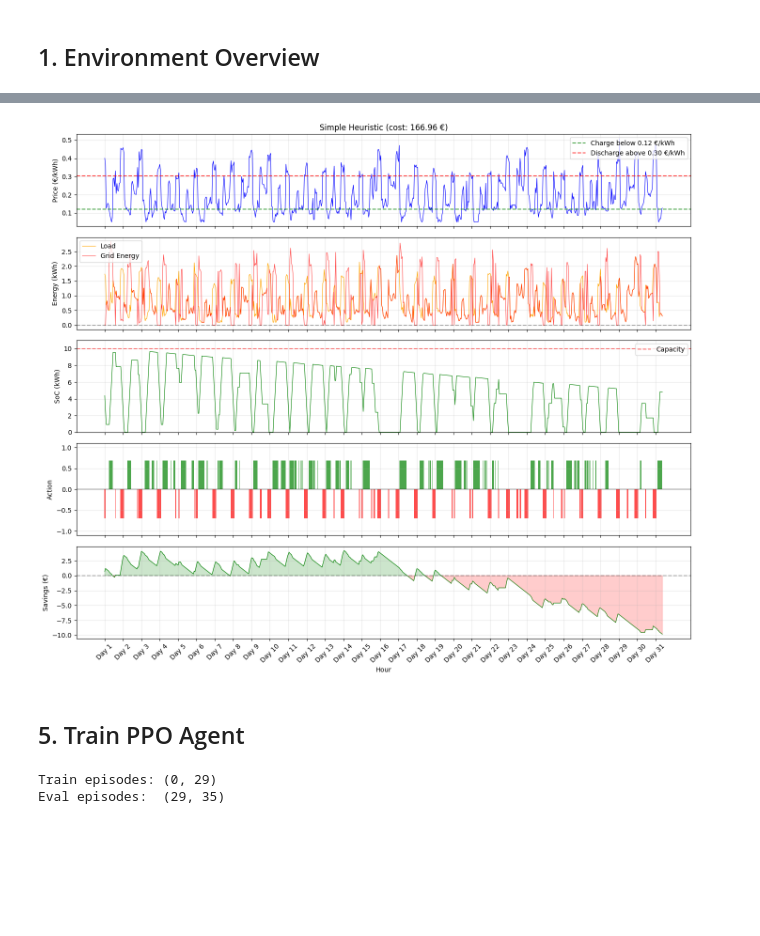
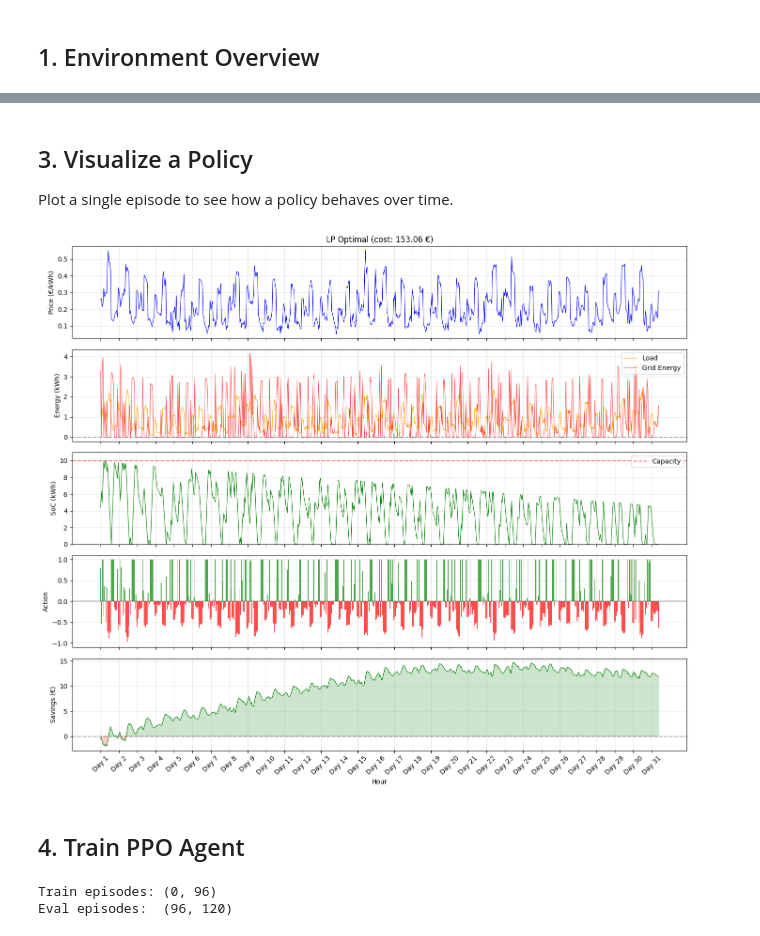
Before and after one commit to aihpi/workshop-rl2-implementation, a Jupyter notebook: 01_workshop/notebooks/02_explore_environment.ipynb, the cells around one changed output, grey strips where cells are left out. Drawn from its saved outputs; the diff is of its cells as text; code cells hidden in the pictures; blank space fills up the shorter version.

```diff
--- a/01_workshop/notebooks/02_explore_environment.ipynb
+++ b/01_workshop/notebooks/02_explore_environment.ipynb
@@ -19,18 +29,18 @@ ENABLE_DEGRADATION = True  # enable capacity degradation for testing
 # %% [markdown]
 ## 1. Environment Overview
 # %%
-# Create environment
-env = BatteryStorageEnv(episode_length=EPISODE_LENGTH, enable_degradation=ENABLE_DEGRADATION)
+env = BatteryStorageEnv(
+    episode_length=EPISODE_LENGTH,
+    enable_degradation=ENABLE_DEGRADATION,
+)
 
 print("=== Battery Storage Environment ===")
-print(f"Capacity: {env.capacity} kWh")
+print(f"Capacity:        {env.capacity} kWh")
 print(f"Max charge rate: {env.max_charge_rate} kW")
-print(f"Episode length: {env.episode_length} steps")
-print(f"Degradation: {env.enable_degradation}")
-print(f"Action space: {env.action_space}")
+print(f"Episode length:  {env.episode_length} steps")
+print(f"Degradation:     {env.enable_degradation}")
+print(f"Action space:    {env.action_space}")
 print(f"Observation space: {env.observation_space}")
-print(f"\nData split:")
-print(f"  Total episodes: {env.n_episodes}")
-print(f"  Available episodes: {env._available_episodes}")
+print(f"\nData: {env.n_episodes} total episodes, available: {env._available_episodes}")
 # %% [output]
 === Battery Storage Environment ===
@@ -220,23 +99,22 @@ simple_heuristic    :  164.11 ±  5.85 € (saved cost:  -7.52 €)
+# %% [markdown]
+## 3. Visualize a Policy
+
+Plot a single episode to see how a policy behaves over time.
 # %%
-# Visualize simple heuristic with threshold lines
-# Thresholds: charge when price < 20% of max, discharge when price > 50% of max
-data, reward = run_episode(env, policy="simple_heuristic", seed=42)
-fig = plot_episode(
-    data,
-    f"Simple Heuristic (cost: {-reward:.2f} €)",
-    price_max=env.price_max,
-)
+# Change the policy here to visualize different strategies
+lp_policy = make_lp_policy(env)
+data, reward = run_episode(env, policy=lp_policy, seed=42)
+fig = plot_episode(data, f"LP Optimal (cost: {-reward:.2f} €)")
 plt.show()
 # %% [output]
-[figure, old version]
+[figure, new version]
 # %% [markdown]
-## 5. Train PPO Agent
+## 4. Train PPO Agent
 # %%
 from stable_baselines3 import PPO
 from stable_baselines3.common.env_util import make_vec_env
-from stable_baselines3.common.evaluation import evaluate_policy
 
-# Use train/eval split to avoid data leakage
+# Train/eval split to avoid data leakage
 def make_train_env():
     return BatteryStorageEnv(split="train", episode_length=EPISODE_LENGTH, enable_degradation=ENABLE_DEGRADATION)
 
@@ -246,14 +124,11 @@ def make_eval_env():
 train_env = make_vec_env(make_train_env, n_envs=4)
 eval_env = make_eval_env()
 
-# Show split info
-train_info = BatteryStorageEnv(split="train", episode_length=EPISODE_LENGTH, enable_degradation=ENABLE_DEGRADATION)
-print(f"Train episodes: {train_info._available_episodes}")
+print(f"Train episodes: {BatteryStorageEnv(split='train', episode_length=EPISODE_LENGTH)._available_episodes}")
 print(f"Eval episodes:  {eval_env._available_episodes}")
-train_info.close()
 
 model = PPO("MlpPolicy", train_env, verbose=0)
 # %% [output]
-Train episodes: (0, 29)
-Eval episodes:  (29, 35)
+Train episodes: (0, 96)
+Eval episodes:  (96, 120)
 # %%
```
Also changed, not shown: parts of 18 cells of this notebook, 2 other files.
